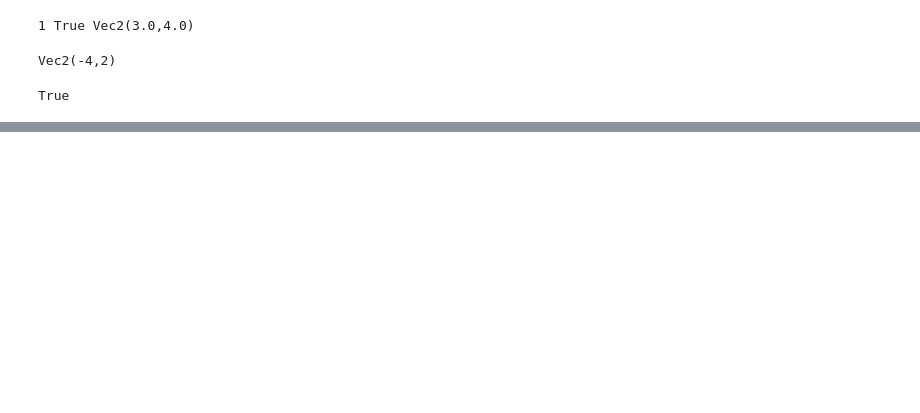
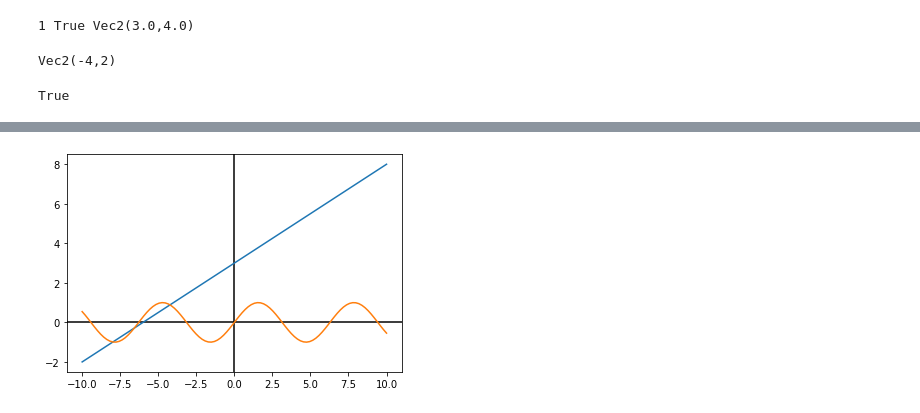
Before and after one commit to MuayThaiLegz/mathemeticsDevelopment, a Jupyter notebook: practiceFolder/CodeAlongWithSix.ipynb, the cells around one changed output, grey strips where cells are left out. Saved outputs shown, nothing was run; the diff lists cells and outputs as text; code cells hidden in the pictures; blank space fills up the shorter version.

```diff
--- a/practiceFolder/CodeAlongWithSix.ipynb
+++ b/practiceFolder/CodeAlongWithSix.ipynb
@@ -175,0 +269,29 @@ class CarForSale():
+# %%
+# plotting utility function for functions in this chapter
+import numpy as np
+import matplotlib.pyplot as plt
+from math import sin
+# plotting utility function for functions in this chapter
+import numpy as np
+import matplotlib.pyplot as plt
+from math import sin
+
+def plot(fs, xmin, xmax):
+    xs = np.linspace(xmin,xmax,100)
+    fig, ax = plt.subplots()
+    ax.axhline(y=0, color='k')
+    ax.axvline(x=0, color='k')
+    for f in fs:
+        ys = [f(x) for x in xs]
+        plt.plot(xs,ys)
+# Treating functions as vectors
+def f(x):
+    return 0.5 * x + 3
+# %%
+def g(x):
+    return sin(x)
+# %%
+
+plot([f,g], -10,10)
+# %% [output]
+[figure, added]
```
Also changed, not shown: parts of 23 cells of this notebook, 1 other file.
